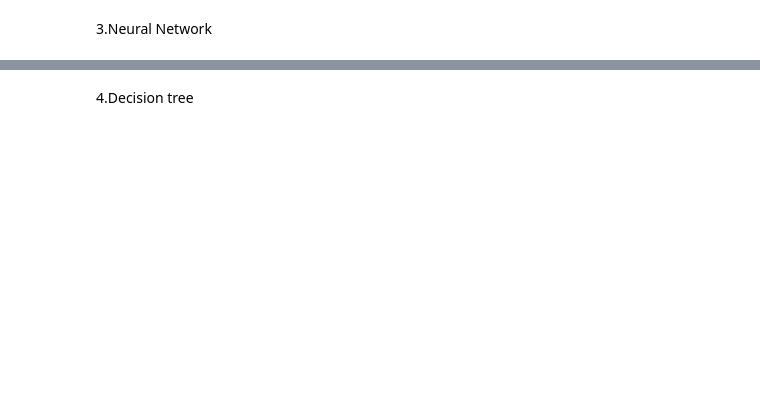
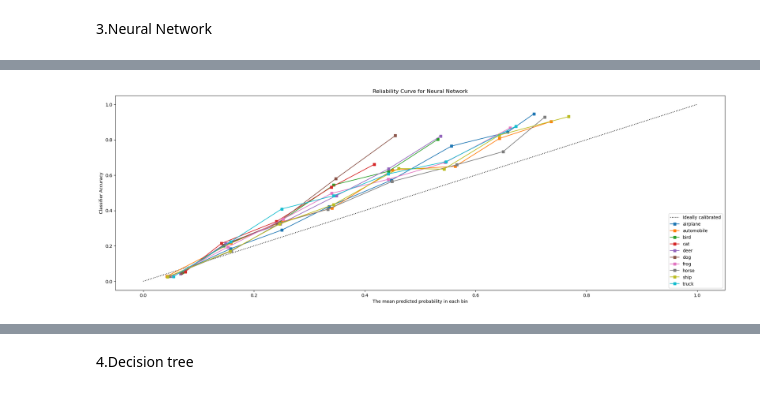
Before and after one commit to atran10TF/CS178Project, a Jupyter notebook: Project.ipynb, the cells around one changed output, grey strips where cells are left out. Cells and saved outputs as stored; diff of their text form; code cells hidden in the pictures; blank space fills up the shorter version.

```diff
--- a/Project.ipynb
+++ b/Project.ipynb
@@ -422,6 +435,35 @@ best learning rate is: 0.005 accuracy on testing set is  0.5036
 # %%
+# clf = MLPClassifier(hidden_layer_sizes=(256,128,64,32),activation = 'relu',n_iter_no_change=100,
+#                     solver='adam',max_iter=100, learning_rate_init = best_lr, batch_size=256,random_state=seed).fit(X_tr, y_tr)
+best_lr = 0.005
 clf = MLPClassifier(hidden_layer_sizes=(256,128,64,32),activation = 'relu',n_iter_no_change=100,
-                    solver='adam',max_iter=100, learning_rate_init = best_lr, batch_size=256,random_state=seed).fit(X_tr, y_tr)
+                    solver='adam',max_iter=100, learning_rate_init = best_lr, batch_size=256,random_state=seed)
+# %%
+clf = CalibratedClassifierCV(clf)
+clf = OneVsRestClassifier(clf)
+clf.fit(X_tr,y_train)
+
+plt.figure(figsize=(20, 10))
+ax1 = plt.subplot2grid((3, 1), (0, 0), rowspan=2)
+ax1.plot([0, 1], [0, 1], "k:", label="Ideally calibrated")
+
+for i in range(10):
+    prob_pos = clf.predict_proba(X_te)[:, i]
+    fraction_of_positives, mean_predicted_value = calibration_curve(y_test[:, i], prob_pos, n_bins=10)
+    name = labels[i]
+
+    ax1.plot(mean_predicted_value, fraction_of_positives, "s-", label="%s" % (name, ))
+
+ax1.set_ylabel("Classifier Accuracy")
+ax1.set_xlabel("The mean predicted probability in each bin")
+ax1.set_ylim([-0.05, 1.05])
+ax1.legend(loc="lower right")
+ax1.set_title('Reliability Curve for Neural Network')
+
+plt.tight_layout()
+plt.show()
+# %% [output]
+[figure, added]
 # %%
 fig, axes = plt.subplots()
 #Error vs complexity tradeoffs
```
Also changed, not shown: parts of 32 cells of this notebook.
